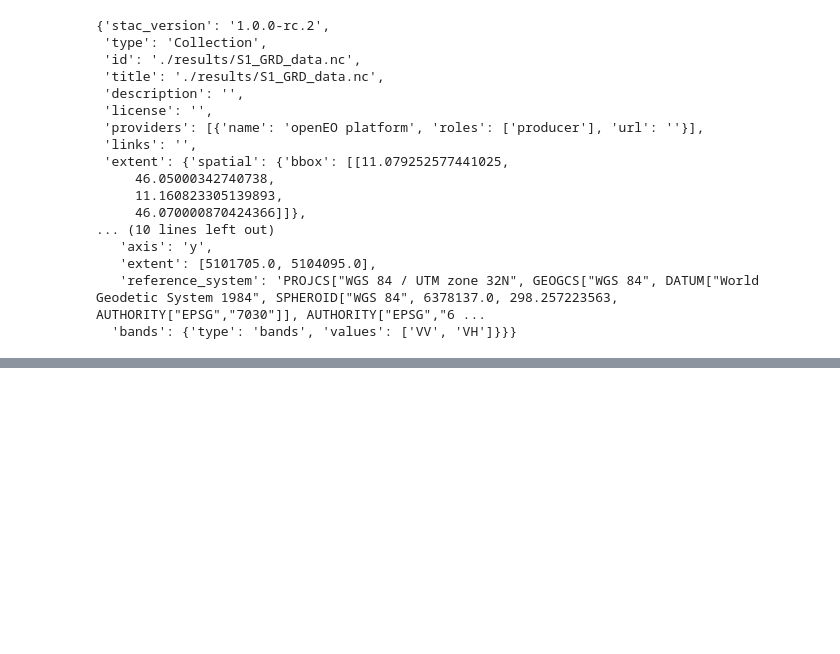
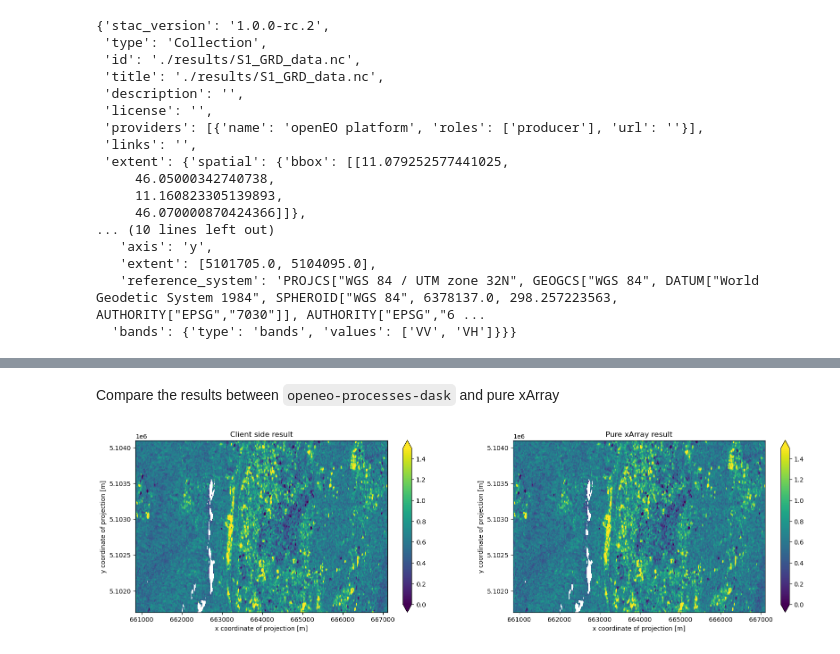
Before and after one commit to Open-EO/openeo-python-client, a Jupyter notebook: examples/notebooks/Client_Side_Processing/test_local_collections.ipynb, the cells around one changed output, grey strips where cells are left out. Cells and saved outputs as stored; diff of their text form; code cells hidden in the pictures; blank space fills up the shorter version.

```diff
--- a/examples/notebooks/Client_Side_Processing/test_local_collections.ipynb
+++ b/examples/notebooks/Client_Side_Processing/test_local_collections.ipynb
@@ -162,0 +209,9 @@ S1_datacube.print_json()
+# %%
+import xarray as xr
+import numpy as np
+data = xr.open_dataset('./results/S1_GRD_data.nc',decode_coords='all')
+data_mean_t = data.mean(dim='t')
+VV = data_mean_t.VV
+VH = data_mean_t.VH
+ratio_xr = np.log10(VV/VH)
+print(ratio_xr)
@@ -162,0 +251,12 @@ S1_datacube.print_json()
+# %% [markdown]
+Compare the results between `openeo-processes-dask` and pure xArray
+# %%
+import matplotlib.pyplot as plt
+fig, ax = plt.subplots(1,2,figsize=(20,5))
+ratio_openeo_client.plot.imshow(ax=ax[0],vmin=0,vmax=1.5)
+ax[0].set_title('Client side result')
+ratio_xr.plot.imshow(ax=ax[1],vmin=0,vmax=1.5)
+ax[1].set_title('Pure xArray result')
+plt.show()
+# %% [output]
+[figure, added]
```
Also changed, not shown: parts of 24 cells of this notebook.
